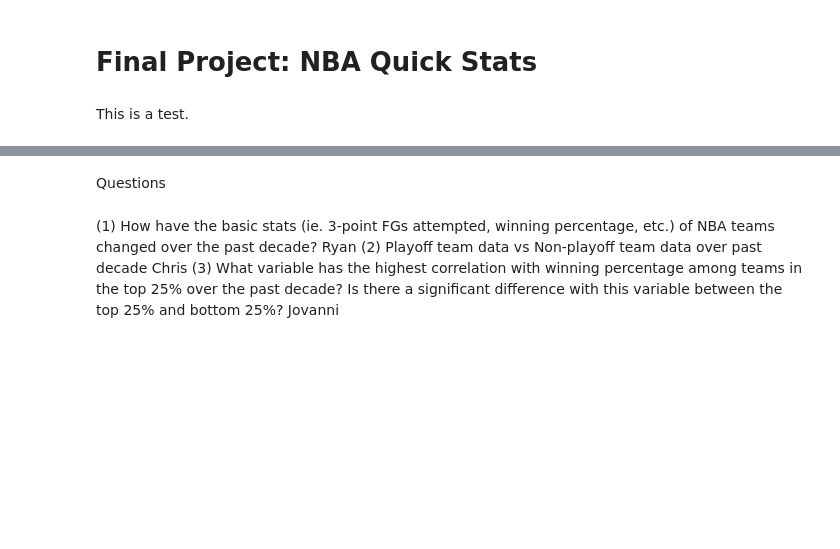
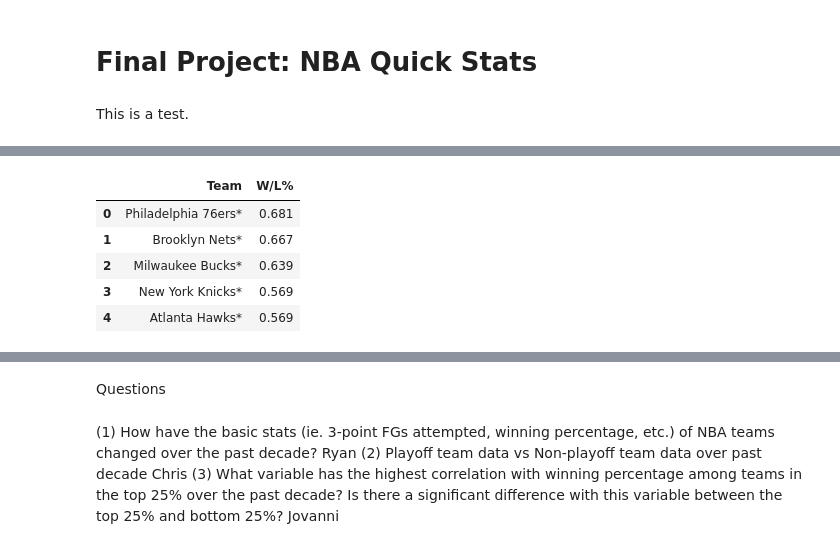
Before and after one commit to cs2027/stat-303-1-project, a Jupyter notebook: final-project.ipynb, the cells around one changed output, grey strips where cells are left out. Cells and saved outputs as stored; diff of their text form; code cells hidden in the pictures; blank space fills up the shorter version.

```diff
--- a/final-project.ipynb
+++ b/final-project.ipynb
@@ -32,0 +16,11 @@ tables[4].sort_values('PTS', ascending=False)
+# %%
+east_2021 = tables[0].iloc[:,[0, 3]]
+east_2021.rename(columns={'Eastern Conference': 'Team'}, inplace=True)
+east_2021.head()
+# %% [output]
+|  | Team | W/L% |
+| 0 | Philadelphia 76ers* | 0.681 |
+| 1 | Brooklyn Nets* | 0.667 |
+| 2 | Milwaukee Bucks* | 0.639 |
+| 3 | New York Knicks* | 0.569 |
+| 4 | Atlanta Hawks* | 0.569 |
```
Also changed, not shown: parts of 6 cells of this notebook.
